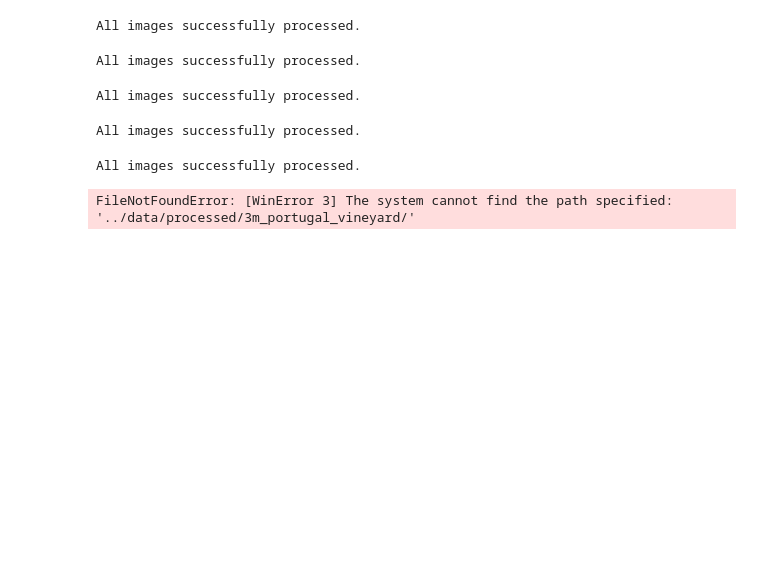
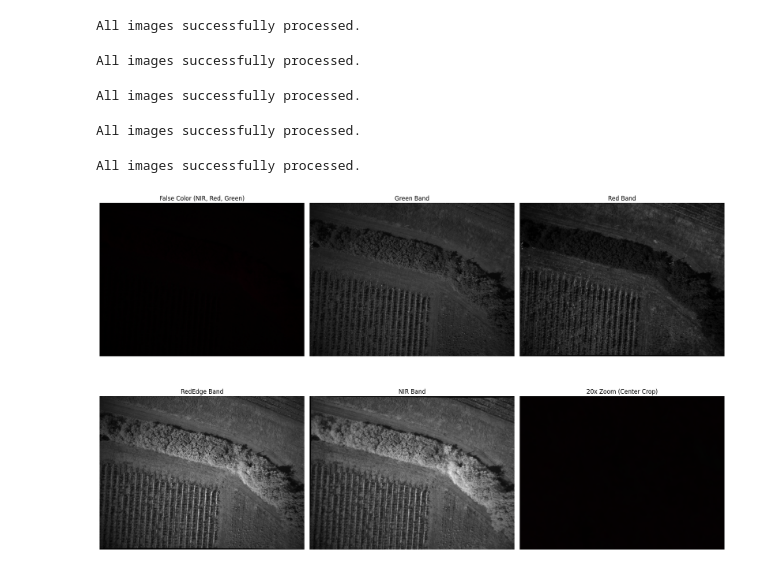
Before and after one commit to jurriandoornbos/msdata, a Jupyter notebook: notebooks/3m_ukvineyard.ipynb, the cells around one changed output. Saved outputs shown, nothing was run; the diff lists cells and outputs as text; code cells hidden in the pictures; blank space fills up the shorter version.

```diff
--- a/notebooks/3m_ukvineyard.ipynb
+++ b/notebooks/3m_ukvineyard.ipynb
@@ -482,6 +482,6 @@ def display_image_bands(folder_path):
     plt.show()
 # %%
 
-display_image_bands("../data/processed/3m_portugal_vineyard/")
+display_image_bands("../data/processed/3m_uk_vineyard_east_july/")
 # %% [output]
-FileNotFoundError: [WinError 3] The system cannot find the path specified: '../data/processed/3m_portugal_vineyard/'
+[figure, added]
```
Also changed, not shown: parts of 1 cell of this notebook, 24 other files.
